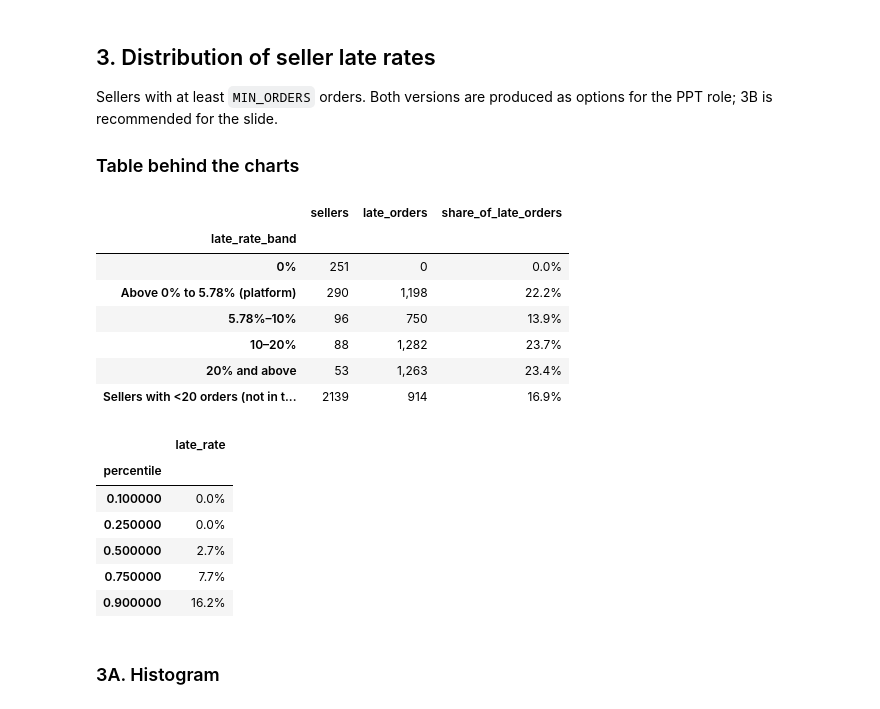
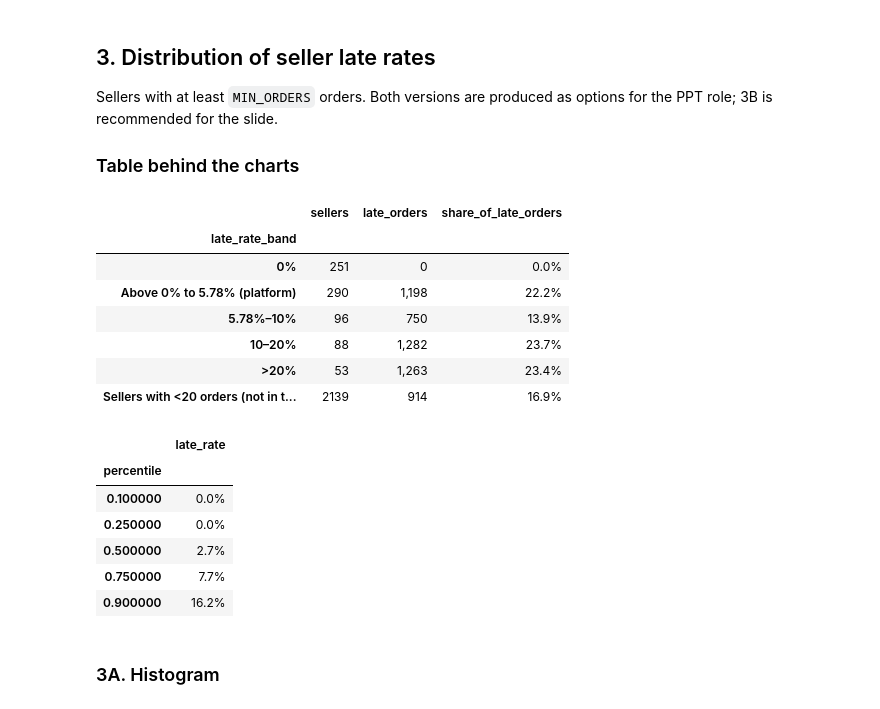
Before and after one commit to RitaMa1999/Python-Group-Project---ECommerce, a Jupyter notebook: notebooks/02_descriptive_analysis.ipynb, the cells around one changed output. Drawn from its saved outputs; the diff is of its cells as text; code cells hidden in the pictures.

```diff
--- a/notebooks/02_descriptive_analysis.ipynb
+++ b/notebooks/02_descriptive_analysis.ipynb
@@ -342,37 +342,37 @@ band_labels = [
     f"Above 0% to {platform_rate:.2%} (platform)",
     f"{platform_rate:.2%}–10%",
     "10–20%",
-    "20% and above",
+    ">20%",
 ]
-large_sellers["late_rate_band"] = pd.cut(large_sellers["late_rate"], bins=band_edges, labels=band_labels)
+large_sellers["late_rate_band"] = pd.cut(large_sellers["late_rate"], bins=band_edges, labels=band_labels, right=True)
 
 late_rate_bands = (
     large_sellers.groupby("late_rate_band", observed=False)
     .agg(sellers=("seller_id", "size"), late_orders=("late_orders", "sum"))
 )
 small_sellers = sellers.loc[sellers["order_volume"].lt(MIN_ORDERS)]
 late_rate_bands.loc[f"Sellers with <{MIN_ORDERS} orders (not in the charts)"] = [
     len(small_sellers), small_sellers["late_orders"].sum()
 ]
 late_rate_bands["share_of_late_orders"] = late_rate_bands["late_orders"] / total_late
 display(late_rate_bands.style.format({"late_orders": "{:,}", "share_of_late_orders": "{:.1%}"}))
 
 display(
     large_sellers["late_rate"]
     .quantile([0.1, 0.25, 0.5, 0.75, 0.9])
     .rename("late_rate")
     .rename_axis("percentile")
     .to_frame()
     .style.format("{:.1%}")
 )
 # %% [output]
 |  | sellers | late_orders | share_of_late_orders |
 | late_rate_band |  |  |  |
 | 0% | 251 | 0 | 0.0% |
 | Above 0% to 5.78% (platform) | 290 | 1,198 | 22.2% |
 | 5.78%–10% | 96 | 750 | 13.9% |
 | 10–20% | 88 | 1,282 | 23.7% |
-| 20% and above | 53 | 1,263 | 23.4% |
+| >20% | 53 | 1,263 | 23.4% |
 | Sellers with <20 orders (not in t... | 2139 | 914 | 16.9% |
 |  | late_rate |
 | percentile |  |
```
Also changed, not shown: parts of 6 cells of this notebook, 22 other files.
